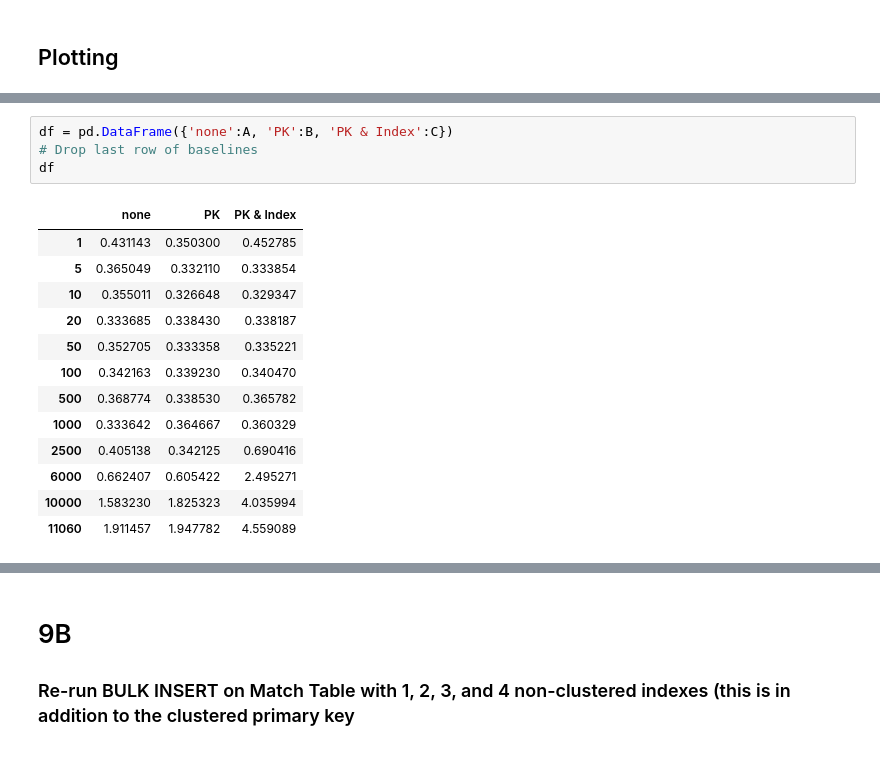
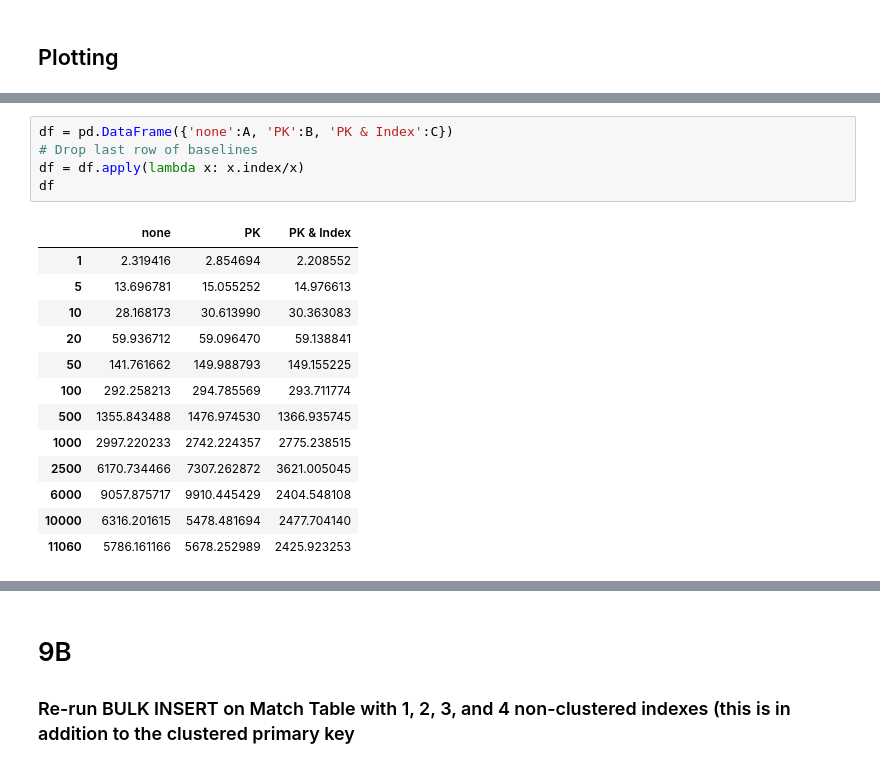
Before and after one commit to AmirSafi/IMT563_Advanced_Database_Systems_Soccer, a Jupyter notebook: Notebooks/Insertion Performance Experiments.ipynb, the cells around one changed output, grey strips where cells are left out. Saved outputs shown, nothing was run; the diff lists cells and outputs as text.

```diff
--- a/Notebooks/Insertion Performance Experiments.ipynb
+++ b/Notebooks/Insertion Performance Experiments.ipynb
@@ -129,21 +162,22 @@ Time taken 237.225195646286
 # %%
 df = pd.DataFrame({'none':A, 'PK':B, 'PK & Index':C})
 # Drop last row of baselines
+df = df.apply(lambda x: x.index/x)
 df
 # %% [output]
 |  | none | PK | PK & Index |
-| 1 | 0.431143 | 0.350300 | 0.452785 |
-| 5 | 0.365049 | 0.332110 | 0.333854 |
-| 10 | 0.355011 | 0.326648 | 0.329347 |
-| 20 | 0.333685 | 0.338430 | 0.338187 |
-| 50 | 0.352705 | 0.333358 | 0.335221 |
-| 100 | 0.342163 | 0.339230 | 0.340470 |
-| 500 | 0.368774 | 0.338530 | 0.365782 |
-| 1000 | 0.333642 | 0.364667 | 0.360329 |
-| 2500 | 0.405138 | 0.342125 | 0.690416 |
-| 6000 | 0.662407 | 0.605422 | 2.495271 |
-| 10000 | 1.583230 | 1.825323 | 4.035994 |
-| 11060 | 1.911457 | 1.947782 | 4.559089 |
+| 1 | 2.319416 | 2.854694 | 2.208552 |
+| 5 | 13.696781 | 15.055252 | 14.976613 |
+| 10 | 28.168173 | 30.613990 | 30.363083 |
+| 20 | 59.936712 | 59.096470 | 59.138841 |
+| 50 | 141.761662 | 149.988793 | 149.155225 |
+| 100 | 292.258213 | 294.785569 | 293.711774 |
+| 500 | 1355.843488 | 1476.974530 | 1366.935745 |
+| 1000 | 2997.220233 | 2742.224357 | 2775.238515 |
+| 2500 | 6170.734466 | 7307.262872 | 3621.005045 |
+| 6000 | 9057.875717 | 9910.445429 | 2404.548108 |
+| 10000 | 6316.201615 | 5478.481694 | 2477.704140 |
+| 11060 | 5786.161166 | 5678.252989 | 2425.923253 |
 # %%
 df = pd.DataFrame({'none':A, 'PK':B, 'PK & Index':C})
 # Drop last row of baselines
```
Also changed, not shown: parts of 13 cells of this notebook.
